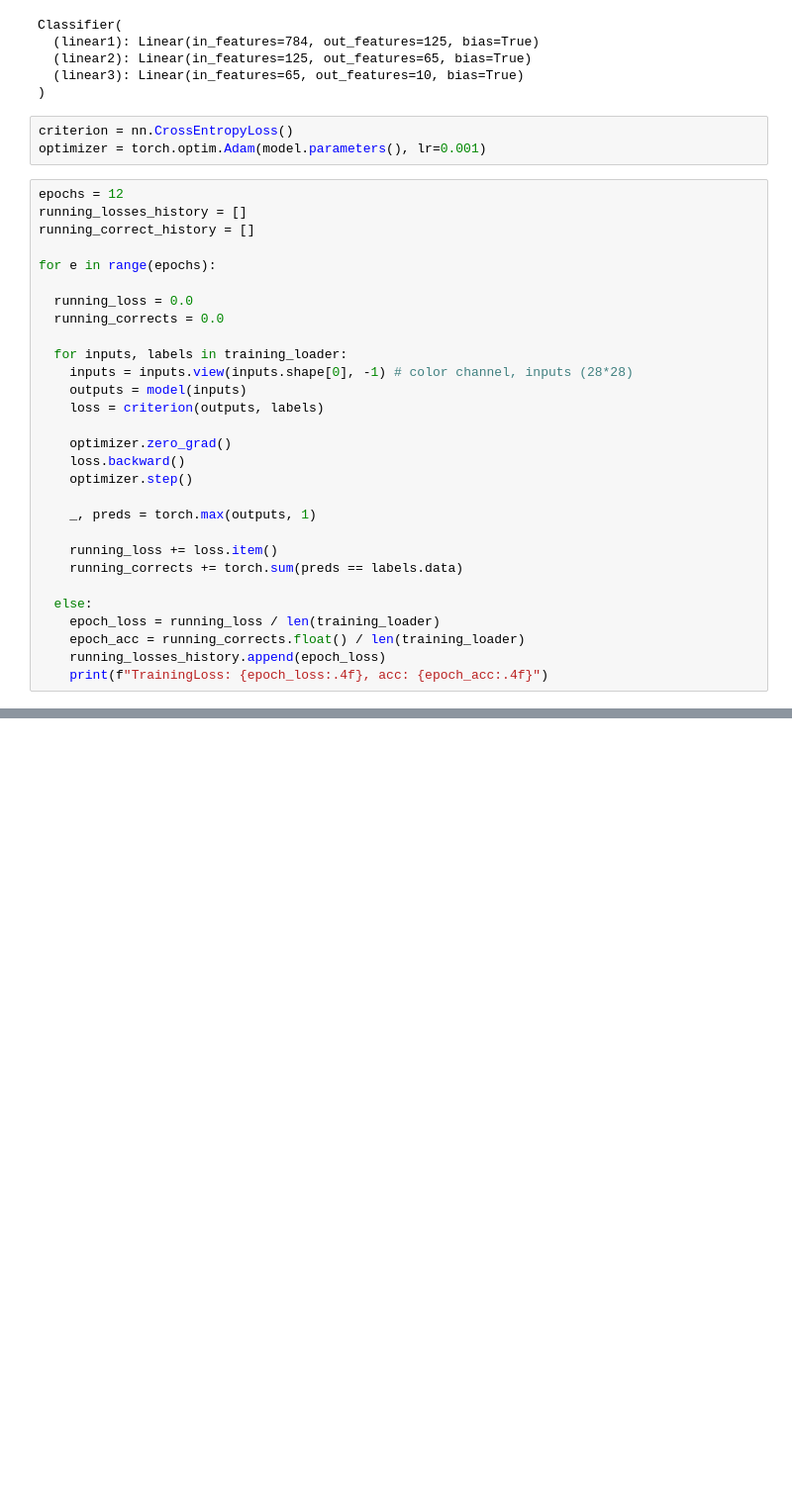
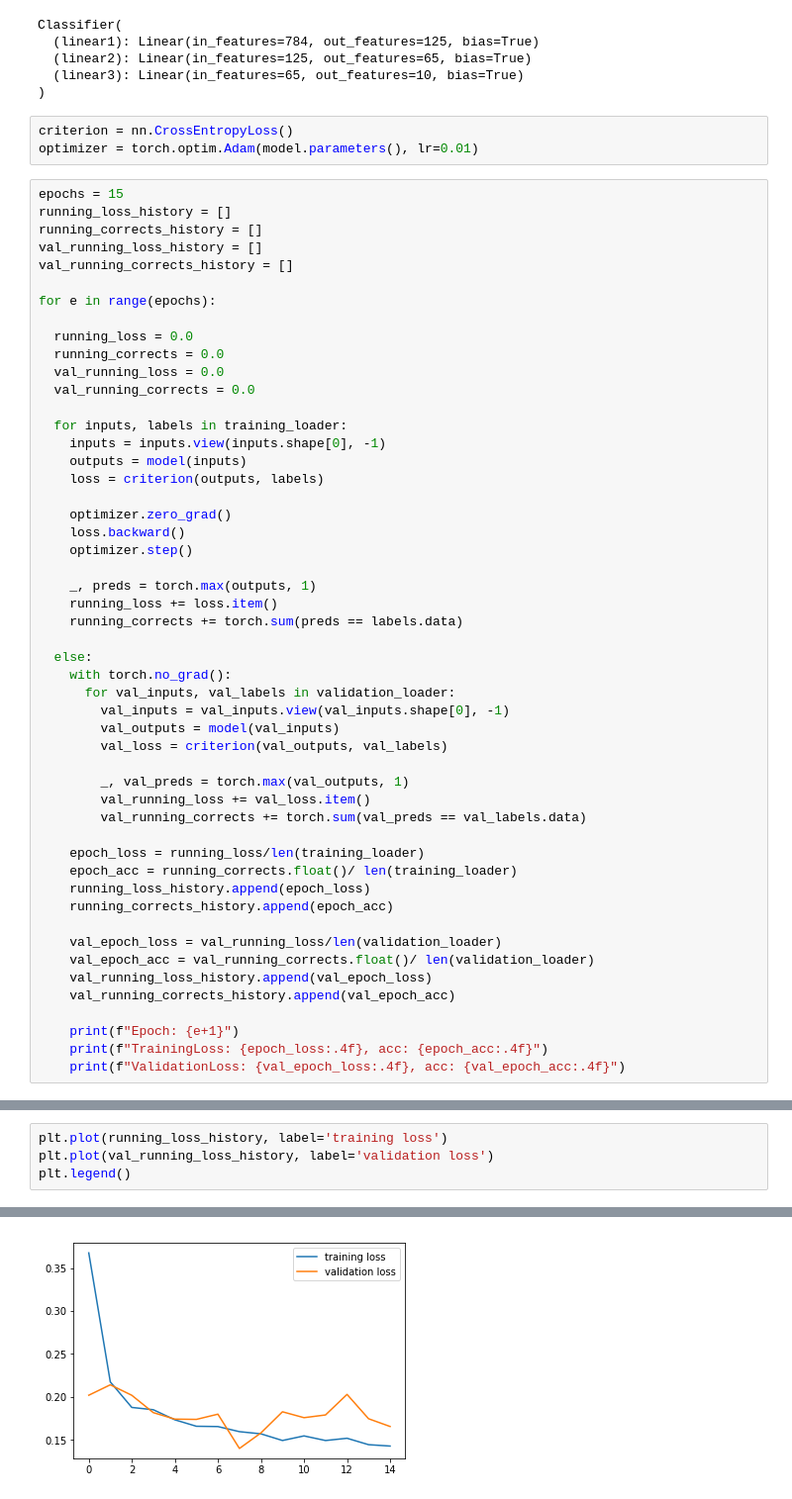
Before and after one commit to rajeev-shivaram/PyTorch101, a Jupyter notebook: Image_Recognition_Pytorch.ipynb, the cells around one changed output, grey strips where cells are left out. Shown at 99% size. Drawn from its saved outputs; the diff is of its cells as text; blank space fills up the shorter version.

```diff
--- a/Image_Recognition_Pytorch.ipynb
+++ b/Image_Recognition_Pytorch.ipynb
@@ -118,19 +121,23 @@ Classifier(
 )
 # %%
 criterion = nn.CrossEntropyLoss()
-optimizer = torch.optim.Adam(model.parameters(), lr=0.001)
+optimizer = torch.optim.Adam(model.parameters(), lr=0.01)
 # %%
-epochs = 12
-running_losses_history = []
-running_correct_history = []
+epochs = 15
+running_loss_history = []
+running_corrects_history = []
+val_running_loss_history = []
+val_running_corrects_history = []
 
 for e in range(epochs):
 
   running_loss = 0.0
   running_corrects = 0.0
+  val_running_loss = 0.0
+  val_running_corrects = 0.0
 
   for inputs, labels in training_loader:
-    inputs = inputs.view(inputs.shape[0], -1) # color channel, inputs (28*28)
+    inputs = inputs.view(inputs.shape[0], -1)
     outputs = model(inputs)
     loss = criterion(outputs, labels)
 
@@ -139,13 +146,31 @@ for e in range(epochs):
     optimizer.step()
 
     _, preds = torch.max(outputs, 1)
-
     running_loss += loss.item()
     running_corrects += torch.sum(preds == labels.data)
 
   else:
-    epoch_loss = running_loss / len(training_loader)
-    epoch_acc = running_corrects.float() / len(training_loader)
-    running_losses_history.append(epoch_loss)
+    with torch.no_grad():
+      for val_inputs, val_labels in validation_loader:
+        val_inputs = val_inputs.view(val_inputs.shape[0], -1)
+        val_outputs = model(val_inputs)
+        val_loss = criterion(val_outputs, val_labels)
+
+        _, val_preds = torch.max(val_outputs, 1)
+        val_running_loss += val_loss.item()
+        val_running_corrects += torch.sum(val_preds == val_labels.data)
+
+    epoch_loss = running_loss/len(training_loader)
+    epoch_acc = running_corrects.float()/ len(training_loader)
+    running_loss_history.append(epoch_loss)
+    running_corrects_history.append(epoch_acc)
+
+    val_epoch_loss = val_running_loss/len(validation_loader)
+    val_epoch_acc = val_running_corrects.float()/ len(validation_loader)
+    val_running_loss_history.append(val_epoch_loss)
+    val_running_corrects_history.append(val_epoch_acc)
+
+    print(f"Epoch: {e+1}")
     print(f"TrainingLoss: {epoch_loss:.4f}, acc: {epoch_acc:.4f}")
+    print(f"ValidationLoss: {val_epoch_loss:.4f}, acc: {val_epoch_acc:.4f}")
 # %% [output]
@@ -168,0 +194,5 @@ plt.plot(running_losses_history, label='Training Loss')
+# %%
+plt.plot(running_loss_history, label='training loss')
+plt.plot(val_running_loss_history, label='validation loss')
+plt.legend()
+# %% [output]
@@ -168,0 +200 @@ plt.plot(running_losses_history, label='Training Loss')
+[figure, added]
```
Also changed, not shown: parts of 10 cells of this notebook.
